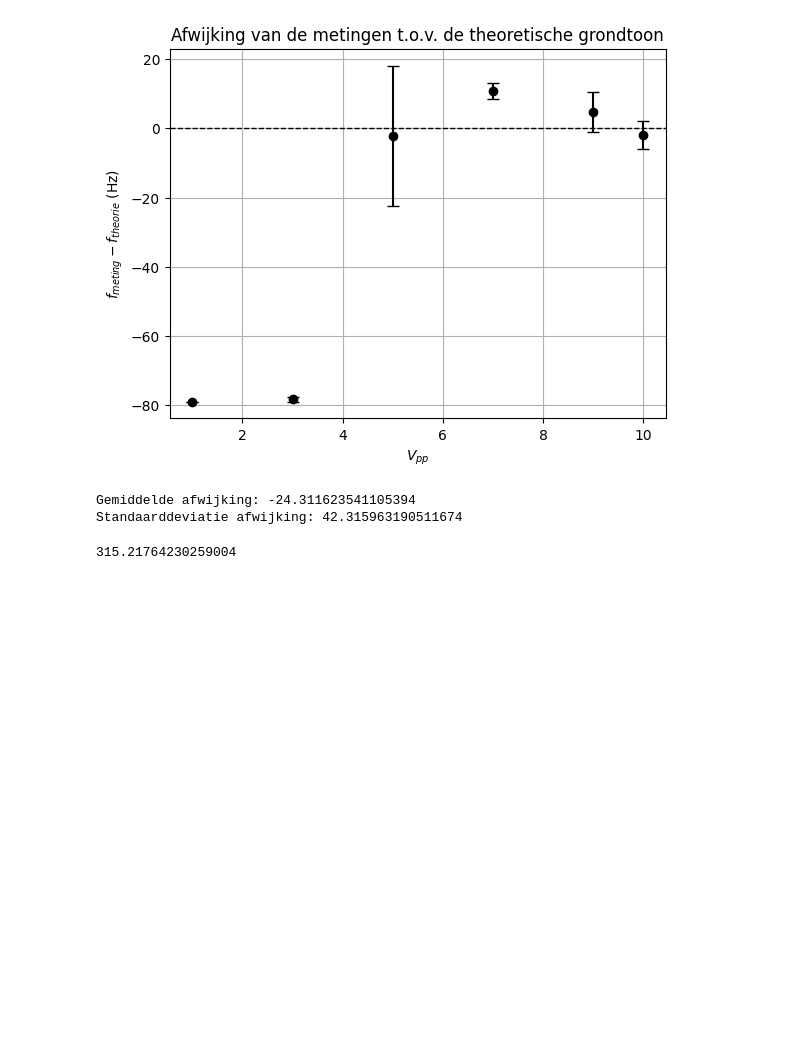
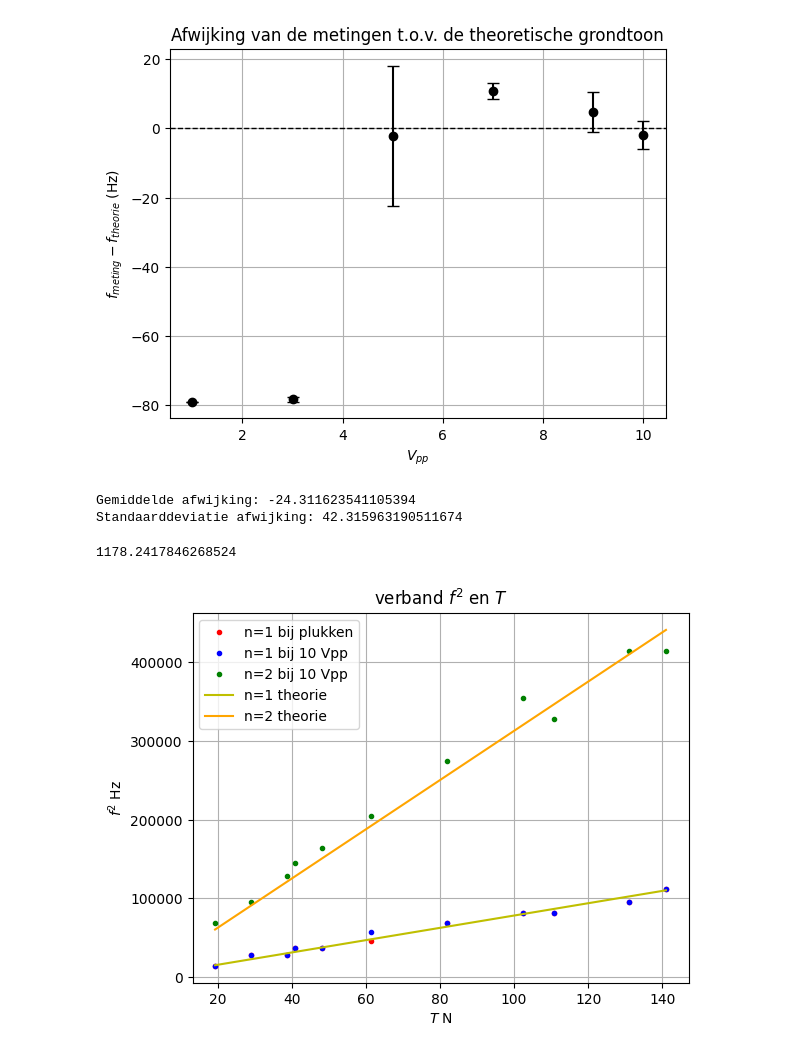
Before and after one commit to jasperbom747-creator/Vibrating-string-experiment, a Jupyter notebook: analyse.ipynb, the cells around one changed output. Saved outputs shown, nothing was run; the diff lists cells and outputs as text; code cells hidden in the pictures; blank space fills up the shorter version.

Commit message:
nieuwe metingen erin

```diff
--- a/analyse.ipynb
+++ b/analyse.ipynb
@@ -221,8 +221,20 @@ Vpp, gemiddelde f, fout:
 Gemiddelde afwijking: -24.311623541105394
 Standaarddeviatie afwijking: 42.315963190511674
 # %%
-n = 1
-T = 127
+#constante waardes.
+L = 0.315          # m
+sigma_L = 0.0005   # m  (0.05 cm)
+
+m_snaar = 0.0019        # kg  (1.9 g)
+sigma_m_snaar = 0.00005 # kg  (0.05 g)
+L_snaar = 0.59          # m
+sigma_L_snaar = 0.0005  # m  (0.05 cm)
+
+mu = m_snaar / L_snaar
+
+#variabelen
+n = 4
+T = 110.9
 
 def sn(n,T):
     return n/(2*L)*np.sqrt(T/mu)
@@ -231,4 +243,42 @@ f=sn(n,T)
 
 print(f)
 # %% [output]
-315.21764230259004
+1178.2417846268524
+# %%
+#metingen laatste dag, 14-09-2026
+
+#spanning in N, uitgerekend met T=mg*constante (4-10)
+T_N = np.array([141.0,131.0,110.9,102.36,81.87,61.41,48.30,40.94,38.76,28.98,19.32])
+#frequentie van de grondtoon bij plukken, functiegenerator uit, in Hz
+f_pluk = np.array([333.8,309.9,286.1,286.4,262.3,214.6,190.7,190.7,166.9,166.9,119.2])
+
+#frequentie bij functiegenerator amplitude van 10Vpp, in Hz
+f_grondtoon = np.array([333.8,309.9,286.1,286.1,262.3,238.4,190.7,190.7,166.9,166.9,119.2])
+f_2 = np.array([643.7,643.7,572.2,596.0,524.5,453.0,405.3,381.5,357.6,309.9,262.3])
+
+'''
+we hebben al deze frequenties getest bij verschillende amplitudes, in tegenstelling tot de metingen van vorige week, is de
+frequentie bij elke amplitude gelijk, dus bij 3 Vpp, 5 Vpp, 7 Vpp en 10 Vpp, daarom gaan we de grafieken van de frequenties
+bij verschillende amplitudes niet plotten. we gaan ervanuit dat de metingen van vandaag beter zijn dan die van vorige week,
+omdat de resultaten op de oscilloscoop vrij constant waren in tegenstelling tot vorige week.
+'''
+#vergelijking snaartheorie in het kwadraat
+def sn2(n,T):
+    return (n**2)/(4*(L**2))*(T/mu)
+
+T_th = np.linspace(min(T_N),max(T_N),200)
+
+plt.figure()
+plt.plot(T_N,f_pluk**2,'r.',label='n=1 bij plukken')
+plt.plot(T_N,f_grondtoon**2,'b.',label='n=1 bij 10 Vpp')
+plt.plot(T_N,f_2**2,'g.',label='n=2 bij 10 Vpp')
+plt.plot(T_th,sn2(1,T_th),'y-',label='n=1 theorie')
+plt.plot(T_th,sn2(2,T_th),color='orange',label='n=2 theorie')
+plt.grid()
+plt.legend()
+plt.title('verband $f^2$ en $T$')
+plt.xlabel('$T$ N')
+plt.ylabel('$f^2$ Hz')
+plt.show()
+# %% [output]
+[figure, added]
```
